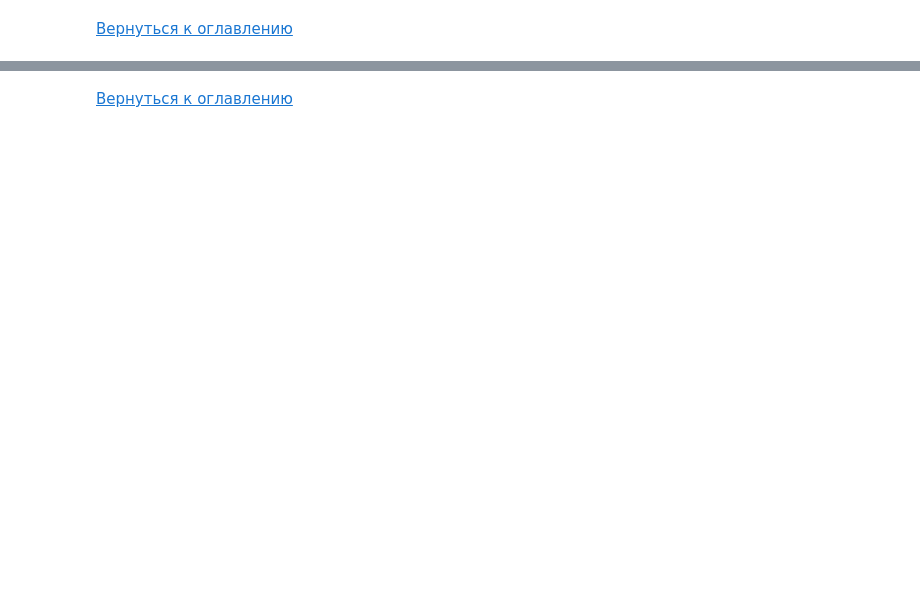
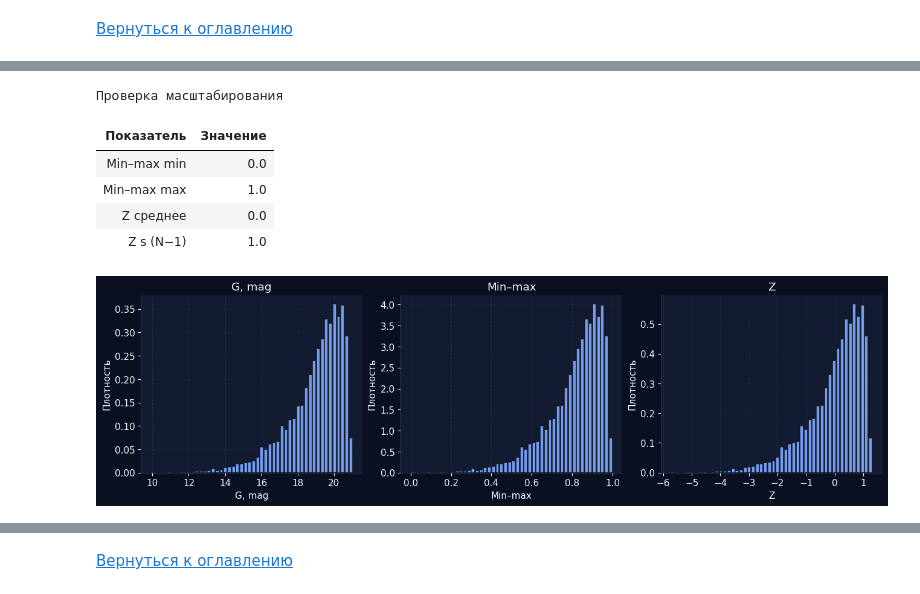
Before and after one commit to sofia28s/statistics, a Jupyter notebook: Lab01_Gaia.ipynb, the cells around one changed output, grey strips where cells are left out. Saved outputs shown, nothing was run; the diff lists cells and outputs as text; code cells hidden in the pictures; blank space fills up the shorter version.

```diff
--- a/Lab01_Gaia.ipynb
+++ b/Lab01_Gaia.ipynb
@@ -124,0 +1,22 @@ display(HTML("""
+# %%
+# @title Библиотеки и оформление графиков
+from pathlib import Path as _GaiaPath
+from re import split as _gaia_split
+from urllib.request import urlopen as _gaia_open
+
+_gaia_file = _GaiaPath("gaia_analysis.py")
+if _gaia_file.is_file():
+    _gaia_source = _gaia_file.read_text(encoding="utf-8")
+else:
+    _gaia_url = "https://raw.githubusercontent.com/sofia28s/statistics/main/gaia_analysis.py"
+    with _gaia_open(_gaia_url, timeout=30) as _gaia_response:
+        _gaia_source = _gaia_response.read().decode("utf-8")
+
+_gaia_parts = _gaia_split(r"(?m)^# %% \[(\d+)\]\n", _gaia_source)
+_gaia_blocks = dict(zip(map(int, _gaia_parts[1::2]), _gaia_parts[2::2]))
+
+def _gaia_run(number):
+    code = compile(_gaia_blocks[number], f"gaia_analysis.py (блок {number})", "exec")
+    exec(code, globals())
+
+_gaia_run(1)
@@ -1203,0 +204,11 @@ display(HTML("""
+# %%
+# @title Масштабирование и проверка нормализации
+_gaia_run(19)
+# %% [output]
+Проверка масштабирования
+| Показатель | Значение |
+| Min–max min | 0.0 |
+| Min–max max | 1.0 |
+| Z среднее | 0.0 |
+| Z s (N−1) | 1.0 |
+[figure, added]
```
Also changed, not shown: parts of 159 cells of this notebook.
